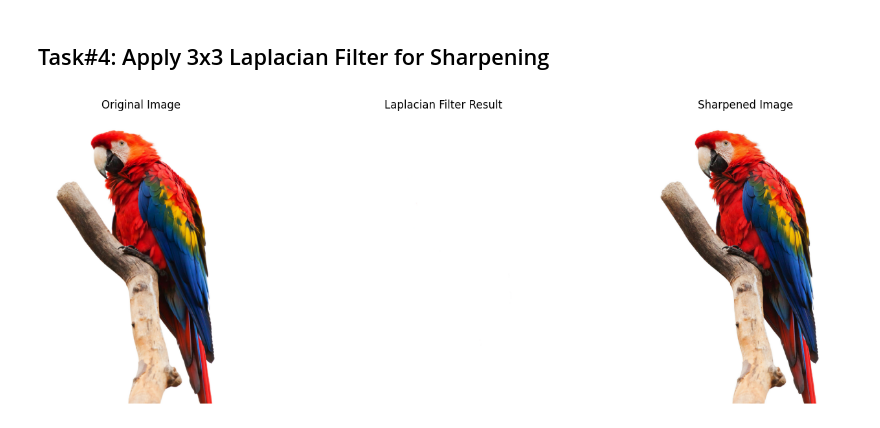
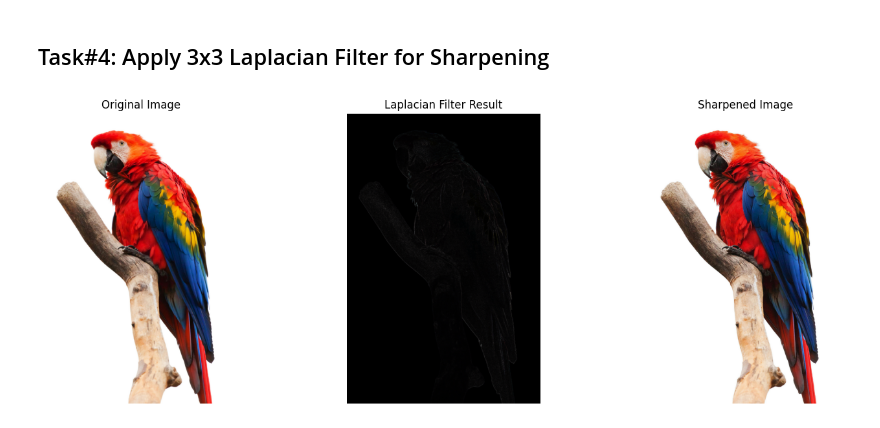
Before and after one commit to ImInDeedABlank/Image-Processing, a Jupyter notebook: Lab5.ipynb, the cells around one changed output. Cells and saved outputs as stored; diff of their text form; code cells hidden in the pictures.

```diff
--- a/Lab5.ipynb
+++ b/Lab5.ipynb
@@ -124,39 +124,40 @@ image = cv2.cvtColor(image, cv2.COLOR_BGR2RGB)
 
 # Step 2: Convert image to float32
 image_float = image.astype(np.float32) / 255.0
 
 # Step 3: Use the cv2.Laplacian() function (3x3 kernel)
-# Convert to grayscale for Laplacian
-gray = cv2.cvtColor(image, cv2.COLOR_RGB2GRAY).astype(np.float32) / 255.0
-laplacian = cv2.Laplacian(gray, cv2.CV_32F, ksize=3)
-
-# For color image, apply Laplacian to each channel
+# Apply Laplacian to each color channel
 laplacian_color = np.zeros_like(image_float)
 for i in range(3):
     laplacian_color[:, :, i] = cv2.Laplacian(image_float[:, :, i], cv2.CV_32F, ksize=3)
 
 # Step 4: Sharpen the image
 sharpened = np.clip(image_float - laplacian_color, 0, 1)
 
 # Step 5: Plot the original, Laplacian, and sharpened images
 fig, ax = plt.subplots(1, 3, figsize=(15, 5))
 
 ax[0].imshow(image_float)
 ax[0].set_title("Original Image")
 ax[0].axis("off")
 
-# Display Laplacian (normalized for visualization)
-laplacian_display = np.clip(laplacian_color - laplacian_color.min(), 0, 1)
-laplacian_display = laplacian_display / (laplacian_display.max() + 1e-10)
+# Display Laplacian with enhanced contrast - scale to full range
+laplacian_abs = np.abs(laplacian_color)
+# Scale each channel independently for better visibility
+laplacian_display = np.zeros_like(laplacian_abs)
+for i in range(3):
+    channel_max = laplacian_abs[:, :, i].max()
+    if channel_max > 0:
+        laplacian_display[:, :, i] = laplacian_abs[:, :, i] / channel_max
 ax[1].imshow(laplacian_display)
 ax[1].set_title("Laplacian Filter Result")
 ax[1].axis("off")
 
 ax[2].imshow(sharpened)
 ax[2].set_title("Sharpened Image")
 ax[2].axis("off")
 
 plt.tight_layout()
 plt.show()
 # %% [output]
-[figure, old version]
+[figure, new version]
```
